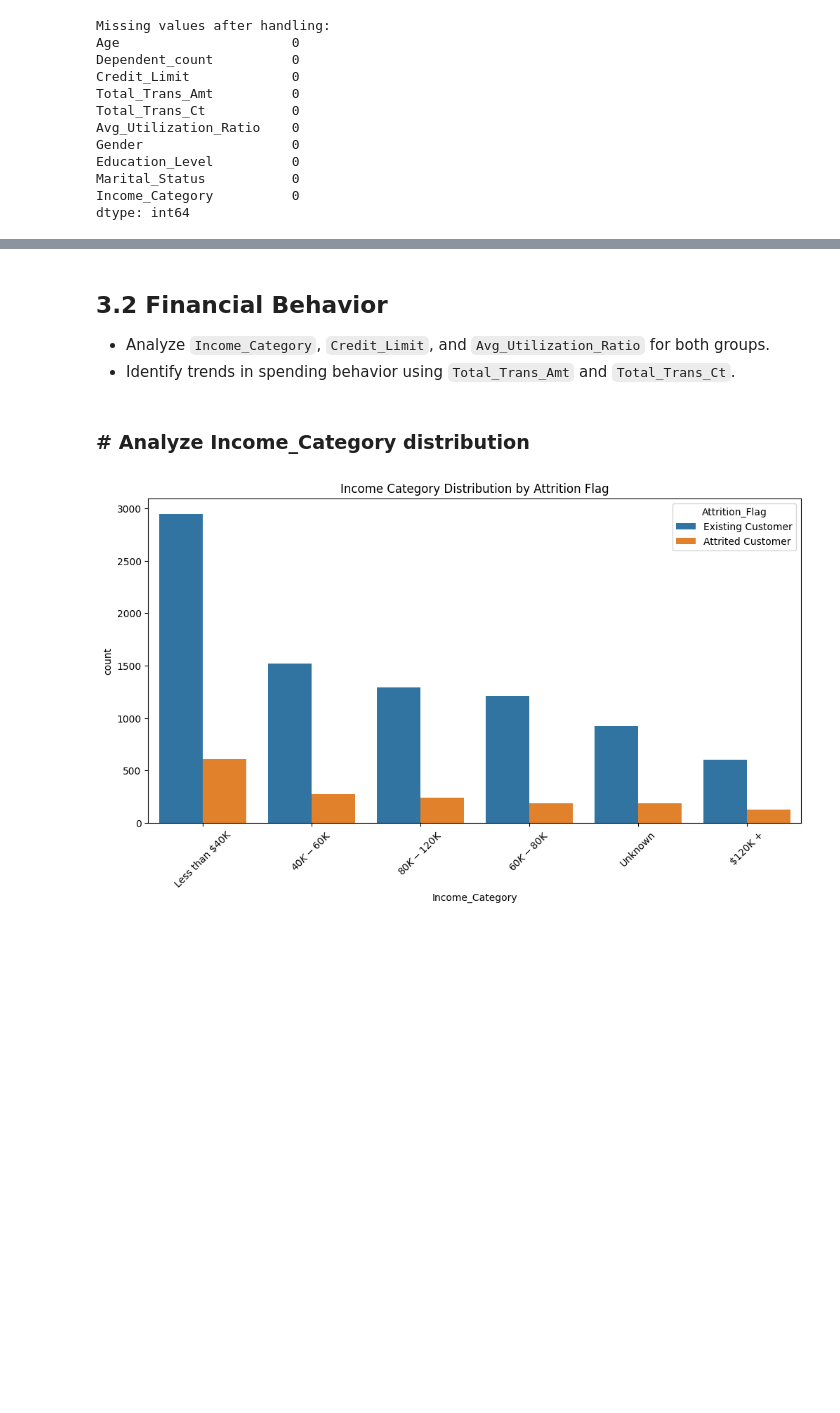
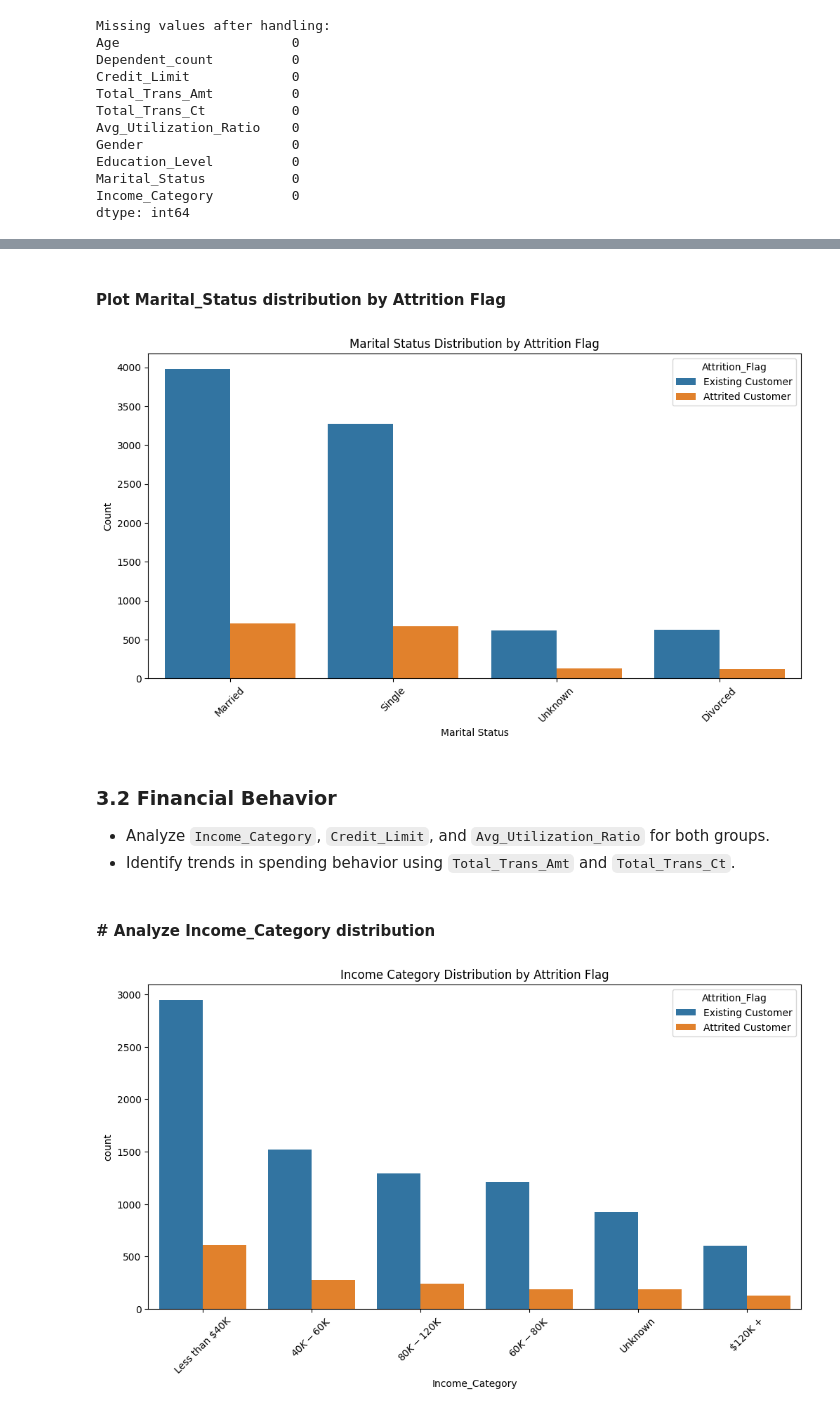
Before and after one commit to mcancell/Py-ETL-Notebook, a Jupyter notebook: Datasets/Banking/05-Analyze/Analyze_Banking_Attrition.ipynb, the cells around one changed output, grey strips where cells are left out. Drawn from its saved outputs; the diff is of its cells as text; code cells hidden in the pictures; blank space fills up the shorter version.

```diff
--- a/Datasets/Banking/05-Analyze/Analyze_Banking_Attrition.ipynb
+++ b/Datasets/Banking/05-Analyze/Analyze_Banking_Attrition.ipynb
@@ -218,9 +270,22 @@ dtype: int64
+# %% [markdown]
+#### Plot Marital_Status distribution by Attrition Flag
+# %%
+# Plot Marital_Status distribution by Attrition Flag
+plt.figure(figsize=(12, 6))
+sns.countplot(x='Marital_Status', hue='Attrition_Flag', data=bank_data, order=bank_data['Marital_Status'].value_counts().index)
+plt.title('Marital Status Distribution by Attrition Flag')
+plt.xlabel('Marital Status')
+plt.ylabel('Count')
+plt.xticks(rotation=45)
+plt.show()
+# %% [output]
+[figure, added]
 # %% [markdown]
-## 3.2 Financial Behavior
+### 3.2 Financial Behavior
 - Analyze `Income_Category`, `Credit_Limit`, and `Avg_Utilization_Ratio` for both groups.
 - Identify trends in spending behavior using `Total_Trans_Amt` and `Total_Trans_Ct`.
 # %% [markdown]
-### # Analyze Income_Category distribution
+#### # Analyze Income_Category distribution
 # %%
 # Analyze Income_Category distribution
 plt.figure(figsize=(12, 6))
```
Also changed, not shown: parts of 34 cells of this notebook.
